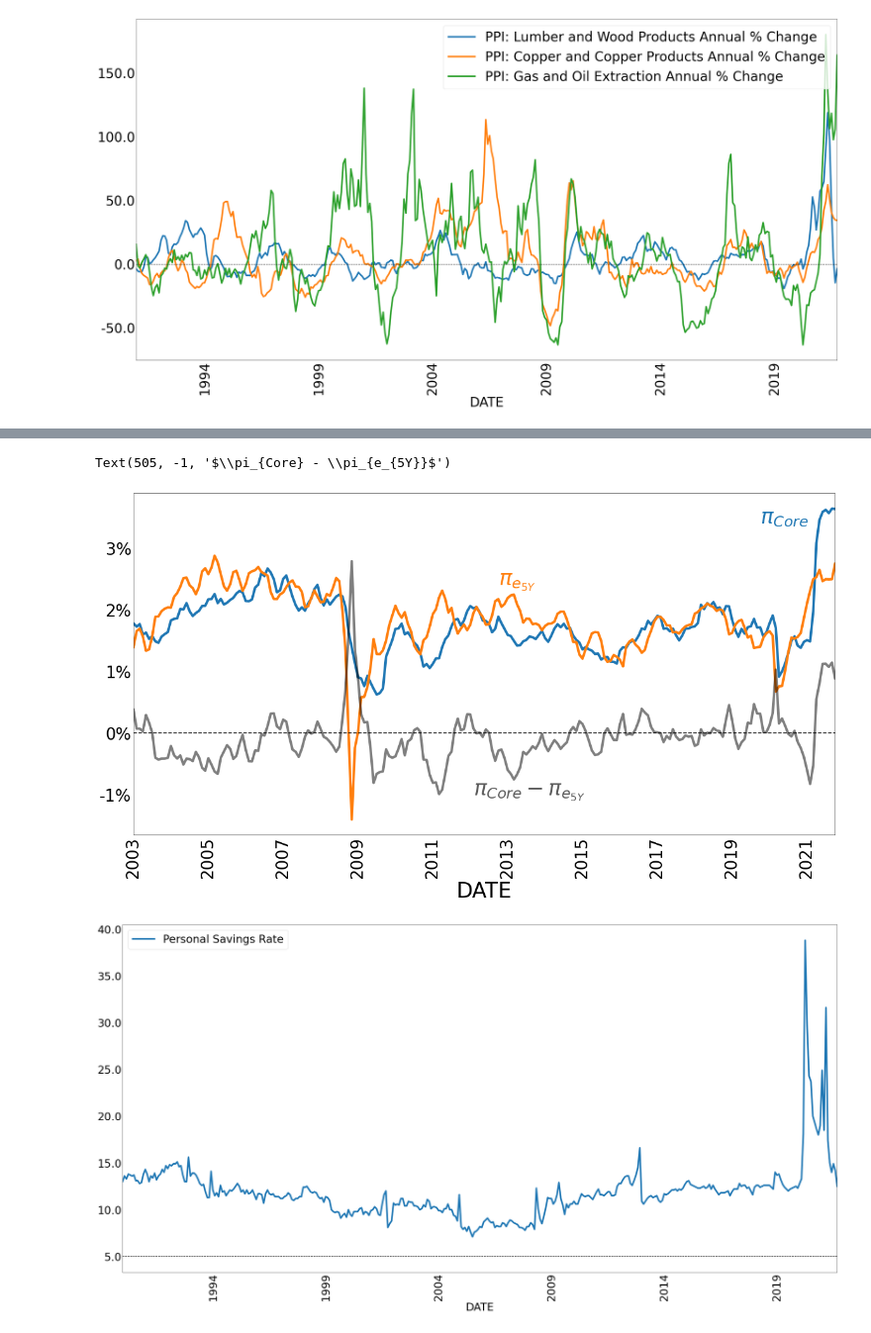
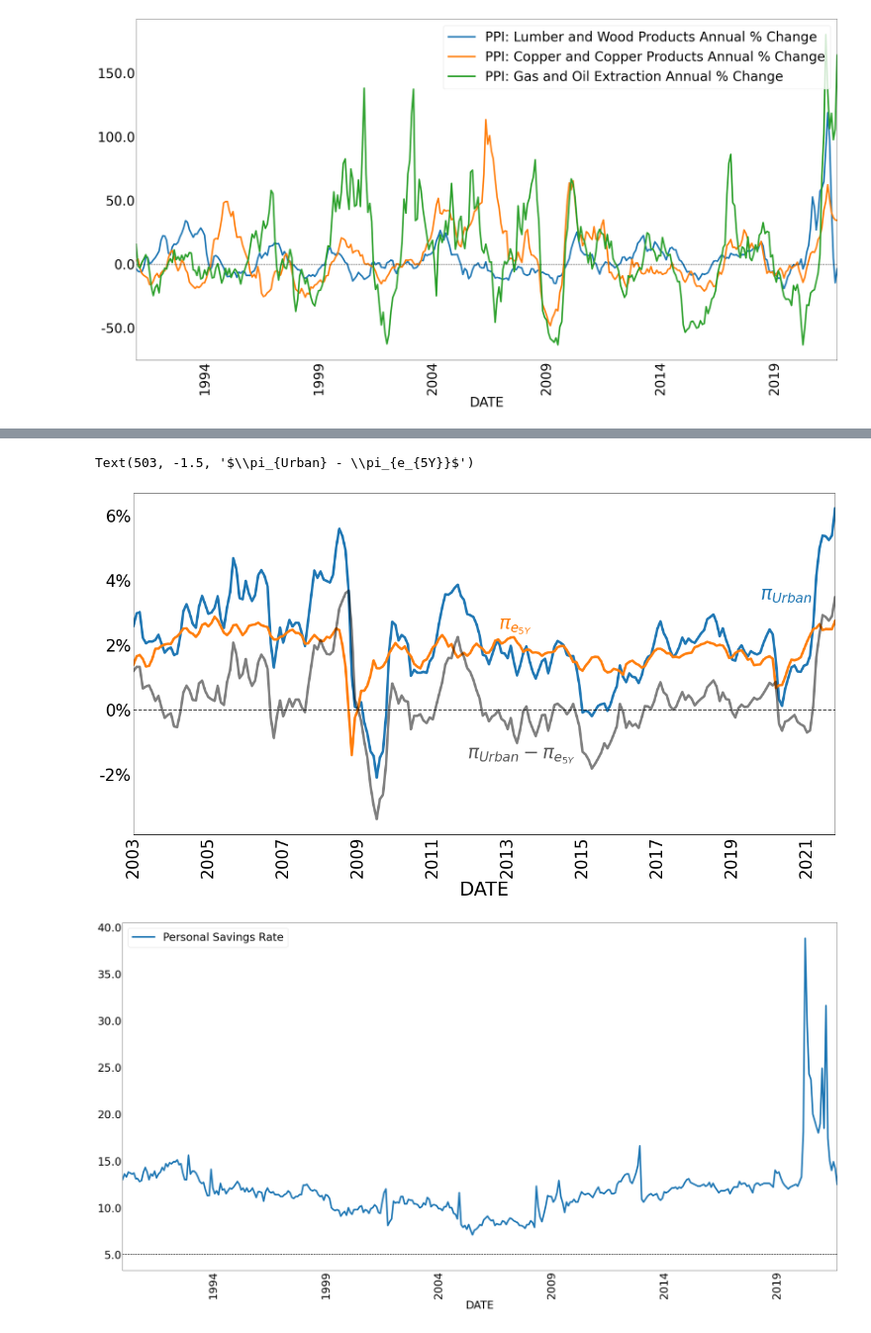
Before and after one commit to jlcatonjr/Learn-Python-for-Stats-and-Econ, a Jupyter notebook: Projects/SMP Data/Assessing Potential for Higher Inflation.ipynb, the cells around one changed output, grey strips where cells are left out. Shown at 99% size. Saved outputs shown, nothing was run; the diff lists cells and outputs as text; code cells hidden in the pictures.

```diff
--- a/Projects/SMP Data/Assessing Potential for Higher Inflation.ipynb
+++ b/Projects/SMP Data/Assessing Potential for Higher Inflation.ipynb
@@ -161,8 +158,9 @@ data_dict = {"PPI: All Comodities": "PPIACO",
             "PPI: Copper and Copper Products":"WPUSI019011",
             "PPI: Gas and Oil Extraction":"PCU21112111",
             "Expected Inflation: 5 Year Breakeven Rate":"T5YIE",
-            "$CPI_{Urban}$":"CPIAUCSL",
-             "$CPI_{Core}$":"PCEPILFE",
+            "$CPI_{Urban}$":"CPIAUCNS",
+
+             "$CPI_{Core}$":"CPILFESL",
             "Industrial Production Index":"INDPRO",
             "$\pi_{e_{5Y}}$":"T5YIE",
              "$\pi_{e_{10Y}}$":"T10YIE",
@@ -187,8 +188,8 @@ keys = df.keys()
 for key in keys:
 #     if "PPI" in key or "CPI" in key or "M2" in key:
     df[key + " Annual % Change"] = df[key].pct_change(12) * 100
-df.rename(columns = {"$CPI_{Core}$ Annual % Change":"$CPI_{Core}$",
-                     "$CPI_{Urban}$ Annual % Change":"$CPI_{Urban}$",
+df.rename(columns = {"$CPI_{Core}$ Annual % Change":"$\pi_{Core}$",
+                     "$CPI_{Urban}$ Annual % Change":"$\pi_{Urban}$",
                     "PPI: All Comodities Annual % Change":"$\pi_{PPI}$"}, inplace = True)
 df["Unemployment Rate Annual Change"] = df["Unemployment Rate"].diff(12)
 # %%
@@ -259,26 +260,26 @@ plot_df#.to_csv("inflationData.csv")
 # %%
-df["$\pi_{Core} - \pi_{e_{5Y}}$"] = df["$\pi_{Core}$"].sub(df["$\pi_{e_{5Y}}$"])
+df["$\pi_{Urban} - \pi_{e_{5Y}}$"] = df["$\pi_{Urban}$"].sub(df["$\pi_{e_{5Y}}$"])
 df["$\pi_{Core} - \pi_{e_{10Y}}$"] = df["$\pi_{Core}$"].sub(df["$\pi_{e_{10Y}}$"])
 # %%
- plot_keys = ["$\pi_{Core}$",
+ plot_keys = ["$\pi_{Urban}$",
              "$\pi_{e_{5Y}}$",
-            "$\pi_{Core} - \pi_{e_{5Y}}$"]
+            "$\pi_{Urban} - \pi_{e_{5Y}}$"]
 plot_df = df[plot_keys].dropna()#.rolling(12).mean()
 fig,ax = plt.subplots(figsize=(20,10))
 plot_df[plot_keys[:2]].plot(ax = ax, linewidth = 4, legend = False)
 plot_df[plot_keys[2]].plot(ax = ax, linewidth = 4, color = "k", ls="-", alpha = .5)
 ax.axhline(0, ls = "--", color = "k")
 ax.set_yticklabels([str(int(val)) + "%" for val in ax.get_yticks()], fontsize = 26)
 plt.xticks(rotation=90, fontsize =26)
 ax.tick_params('both', length=0, which='both')
 ax.text(597,3.4 ,  plot_keys[0], color = "C0", alpha = 1)
-ax.text(513,2.4,  plot_keys[1], color = "C1", alpha = 1)
-ax.text(505,-1 , plot_keys[2], color = "k", alpha = .65)
+ax.text(513,2.5,  plot_keys[1], color = "C1", alpha = 1)
+ax.text(503,-1.5 , plot_keys[2], color = "k", alpha = .65)
 
 # plot_df#.to_csv("inflationData.csv")
 # %% [output]
-Text(505, -1, '$\\pi_{Core} - \\pi_{e_{5Y}}$')
+Text(503, -1.5, '$\\pi_{Urban} - \\pi_{e_{5Y}}$')
-[figure, old version]
+[figure, new version]
 # %%
 plot_keys = ["Personal Savings Rate"]
 plot_df = df[plot_keys]#.rolling(12).mean()
```
Also changed, not shown: parts of 11 cells of this notebook, 15 other files.
